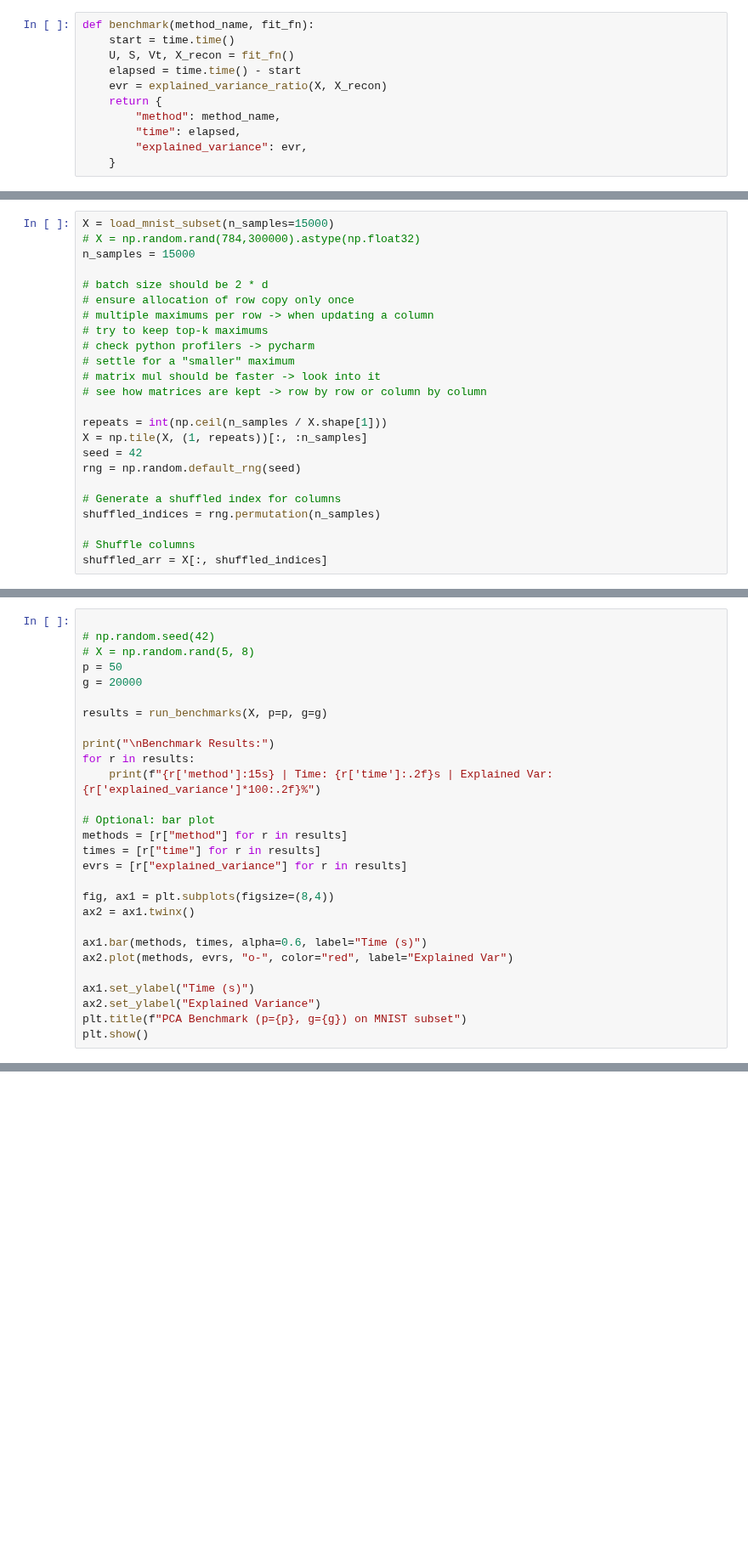
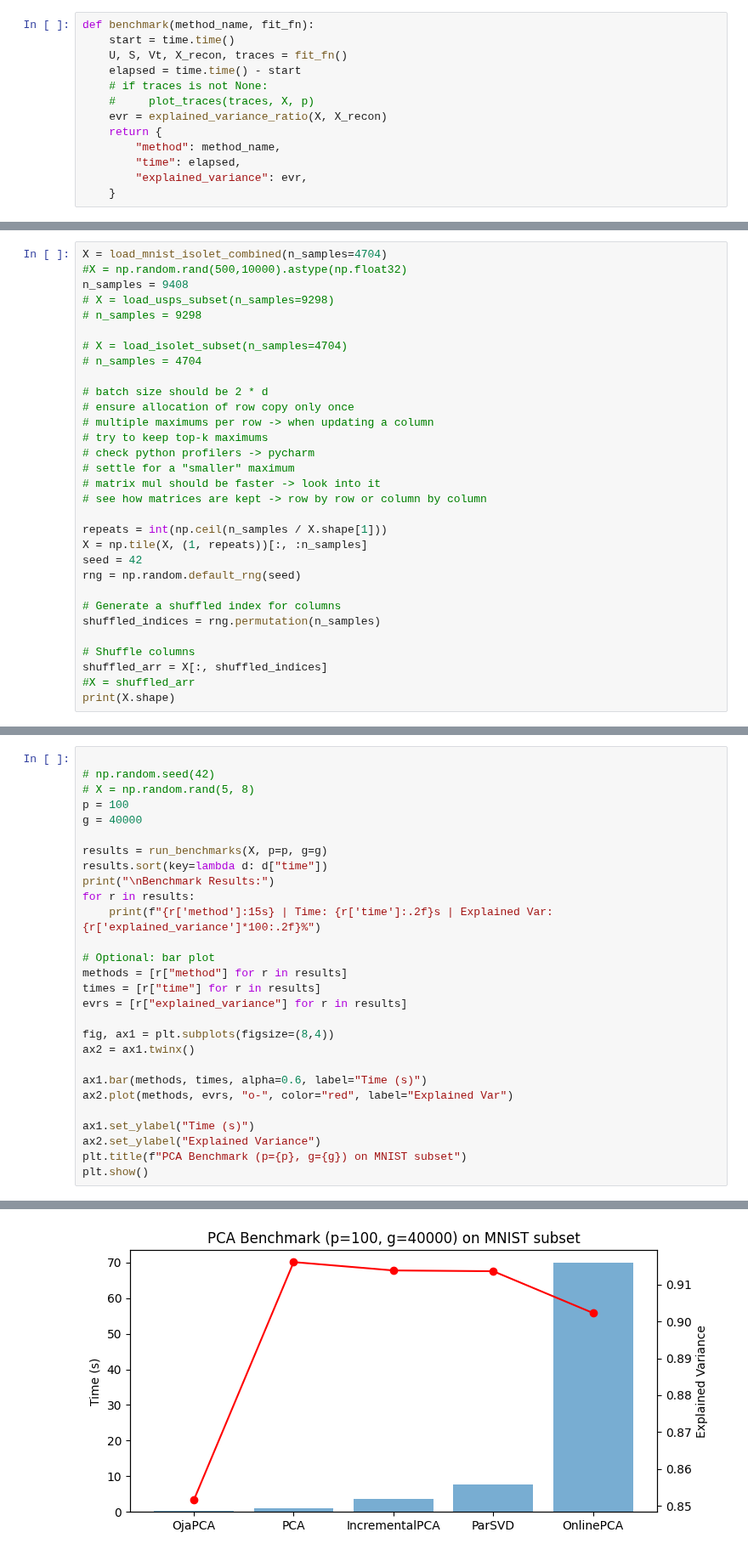
Before and after one commit to serafimalex/online-pca, a Jupyter notebook: benchmarking.ipynb, the cells around one changed output, grey strips where cells are left out. Shown at 85% size. Drawn from its saved outputs; the diff is of its cells as text; blank space fills up the shorter version.

```diff
--- a/benchmarking.ipynb
+++ b/benchmarking.ipynb
@@ -103,8 +164,10 @@ def plot_traces(traces, X, p):
 # %%
 def benchmark(method_name, fit_fn):
     start = time.time()
-    U, S, Vt, X_recon = fit_fn()
+    U, S, Vt, X_recon, traces = fit_fn()
     elapsed = time.time() - start
+    # if traces is not None:
+    #     plot_traces(traces, X, p)
     evr = explained_variance_ratio(X, X_recon)
     return {
         "method": method_name,
@@ -217,8 +356,13 @@ def run_benchmarks(X, p=50, g=200):
     return results
 # %%
-X = load_mnist_subset(n_samples=15000)
-# X = np.random.rand(784,300000).astype(np.float32)
-n_samples = 15000
+X = load_mnist_isolet_combined(n_samples=4704)
+#X = np.random.rand(500,10000).astype(np.float32)
+n_samples = 9408
+# X = load_usps_subset(n_samples=9298)
+# n_samples = 9298
+
+# X = load_isolet_subset(n_samples=4704)
+# n_samples = 4704
 
 # batch size should be 2 * d
 # ensure allocation of row copy only once
@@ -239,3 +383,5 @@ shuffled_indices = rng.permutation(n_samples)
 
 # Shuffle columns
 shuffled_arr = X[:, shuffled_indices]
+#X = shuffled_arr
+print(X.shape)
@@ -243,11 +393,11 @@ shuffled_arr = X[:, shuffled_indices]
 
 # np.random.seed(42)
 # X = np.random.rand(5, 8)
-p = 50
-g = 20000
+p = 100
+g = 40000
 
 results = run_benchmarks(X, p=p, g=g)
-
+results.sort(key=lambda d: d["time"])
 print("\nBenchmark Results:")
 for r in results:
     print(f"{r['method']:15s} | Time: {r['time']:.2f}s | Explained Var: {r['explained_variance']*100:.2f}%")
@@ -287,0 +464 @@ Done batch 9
+[figure, added]
```
Also changed, not shown: parts of 8 cells of this notebook, 6 other files.
